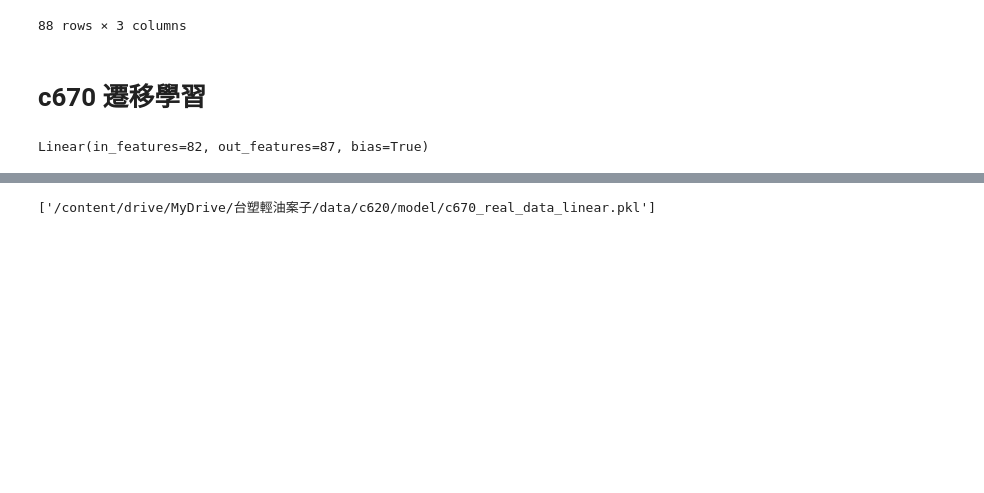
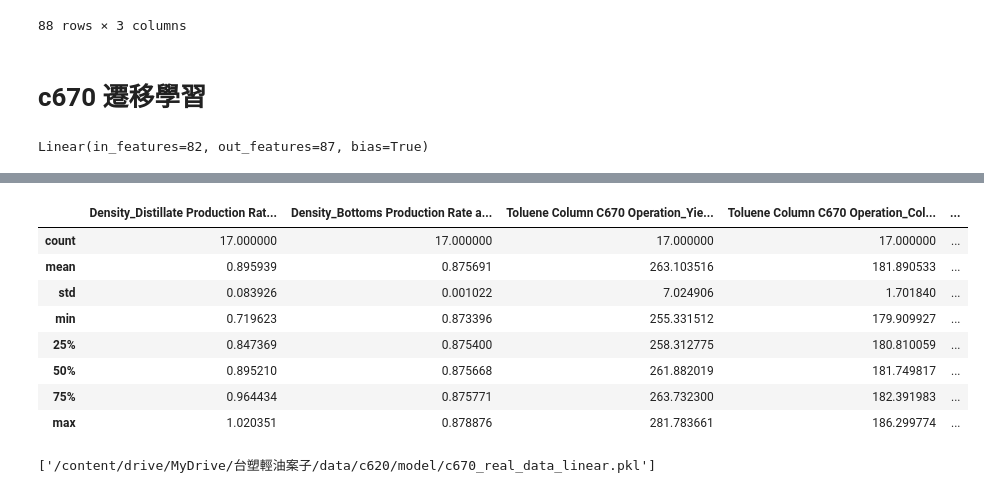
Before and after one commit to skywalker0803r/c620, a Jupyter notebook: notebook/linear_model.ipynb, the cells around one changed output, grey strips where cells are left out. Drawn from its saved outputs; the diff is of its cells as text; code cells hidden in the pictures; blank space fills up the shorter version.

```diff
--- a/notebook/linear_model.ipynb
+++ b/notebook/linear_model.ipynb
@@ -251,4 +263,16 @@ c670_model.test(e=0.02)
 88 rows × 3 columns
+# %%
+c670_model.predict(c670_model.data['X_test'])[op_col].describe()
+# %% [output]
+|  | Density_Distillate Production Rat... | Density_Bottoms Production Rate a... | Toluene Column C670 Operation_Yie... | Toluene Column C670 Operation_Col... | ... |
+| count | 17.000000 | 17.000000 | 17.000000 | 17.000000 | ... |
+| mean | 0.895939 | 0.875691 | 263.103516 | 181.890533 | ... |
+| std | 0.083926 | 0.001022 | 7.024906 | 1.701840 | ... |
+| min | 0.719623 | 0.873396 | 255.331512 | 179.909927 | ... |
+| 25% | 0.847369 | 0.875400 | 258.312775 | 180.810059 | ... |
+| 50% | 0.895210 | 0.875668 | 261.882019 | 181.749817 | ... |
+| 75% | 0.964434 | 0.875771 | 263.732300 | 182.391983 | ... |
+| max | 1.020351 | 0.878876 | 281.783661 | 186.299774 | ... |
 # %%
 joblib.dump(c670_model,'/content/drive/MyDrive/台塑輕油案子/data/c620/model/c670_real_data_linear.pkl')
 # %% [output]
```
Also changed, not shown: parts of 12 cells of this notebook.
